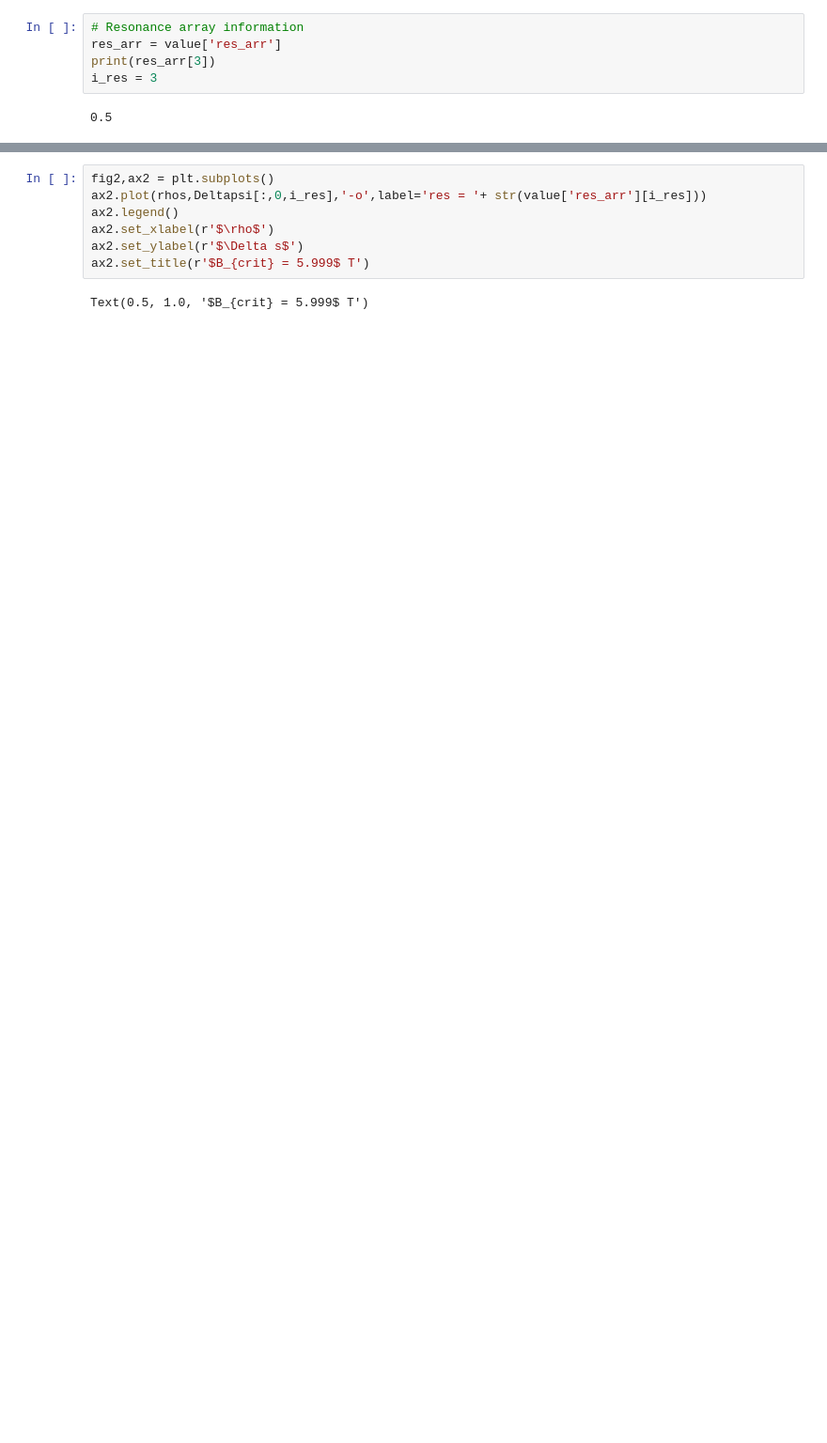
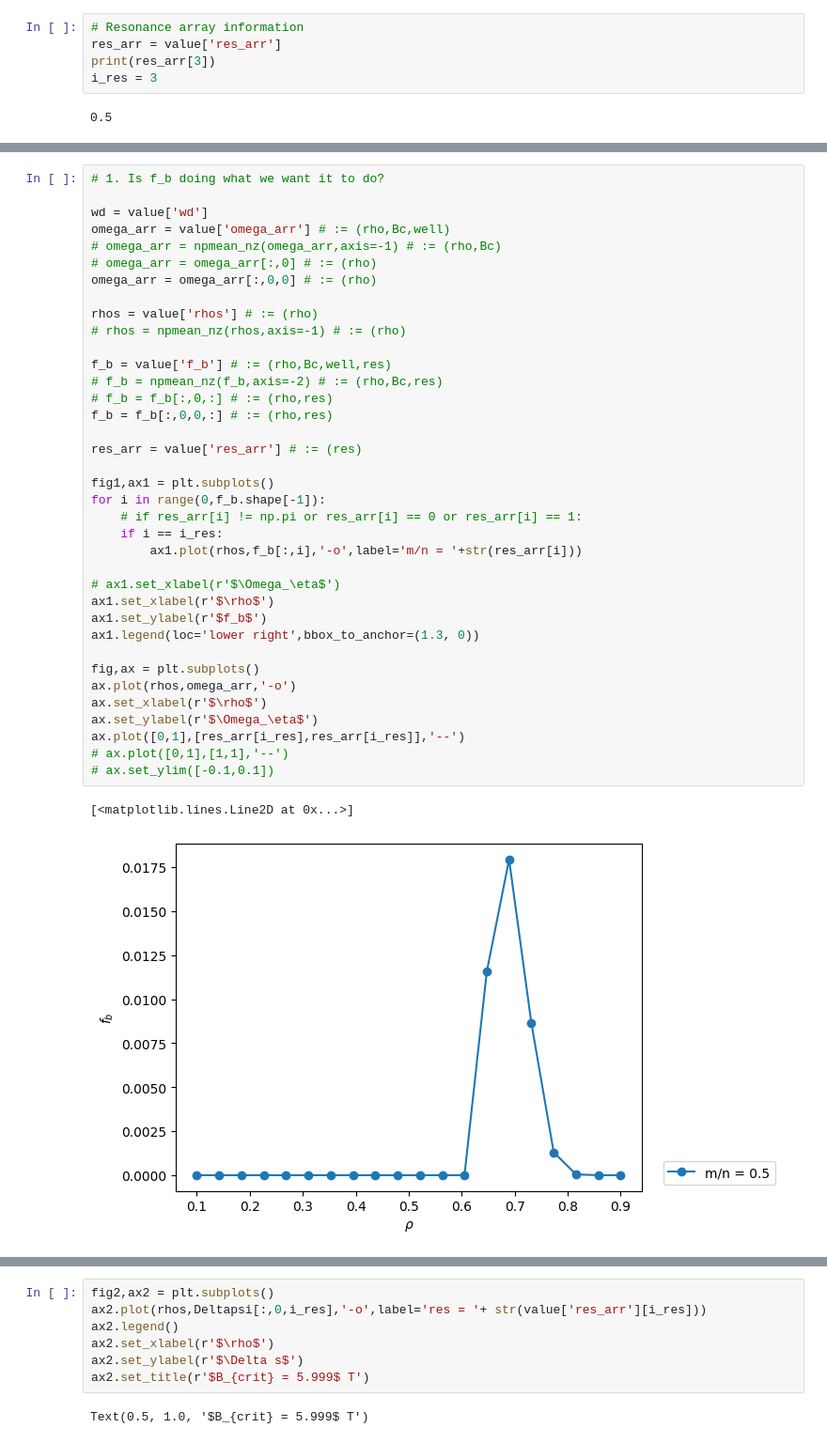
Before and after one commit to jlabbate15/DESC_TrappedRes, a Jupyter notebook: desc/ResonanceOpt/results_01282026.ipynb, the cells around one changed output, grey strips where cells are left out. Shown: that part at 94% size. Cells and saved outputs as stored; diff of their text form; blank space fills up the shorter version.

```diff
--- a/desc/ResonanceOpt/results_01282026.ipynb
+++ b/desc/ResonanceOpt/results_01282026.ipynb
@@ -163,0 +114,40 @@ i_res = 3
+# %%
+# 1. Is f_b doing what we want it to do?
+
+wd = value['wd']
+omega_arr = value['omega_arr'] # := (rho,Bc,well)
+# omega_arr = npmean_nz(omega_arr,axis=-1) # := (rho,Bc)
+# omega_arr = omega_arr[:,0] # := (rho)
+omega_arr = omega_arr[:,0,0] # := (rho)
+
+rhos = value['rhos'] # := (rho)
+# rhos = npmean_nz(rhos,axis=-1) # := (rho)
+
+f_b = value['f_b'] # := (rho,Bc,well,res)
+# f_b = npmean_nz(f_b,axis=-2) # := (rho,Bc,res)
+# f_b = f_b[:,0,:] # := (rho,res)
+f_b = f_b[:,0,0,:] # := (rho,res)
+
+res_arr = value['res_arr'] # := (res)
+
+fig1,ax1 = plt.subplots()
+for i in range(0,f_b.shape[-1]):
+    # if res_arr[i] != np.pi or res_arr[i] == 0 or res_arr[i] == 1:
+    if i == i_res:
+        ax1.plot(rhos,f_b[:,i],'-o',label='m/n = '+str(res_arr[i]))
+
+# ax1.set_xlabel(r'$\Omega_\eta$')
+ax1.set_xlabel(r'$\rho$')
+ax1.set_ylabel(r'$f_b$')
+ax1.legend(loc='lower right',bbox_to_anchor=(1.3, 0))
+
+fig,ax = plt.subplots()
+ax.plot(rhos,omega_arr,'-o')
+ax.set_xlabel(r'$\rho$')
+ax.set_ylabel(r'$\Omega_\eta$')
+ax.plot([0,1],[res_arr[i_res],res_arr[i_res]],'--')
+# ax.plot([0,1],[1,1],'--')
+# ax.set_ylim([-0.1,0.1])
+# %% [output]
+[<matplotlib.lines.Line2D at 0x...>]
+[figure, added]
```
Also changed, not shown: parts of 9 cells of this notebook, 2 other files.
